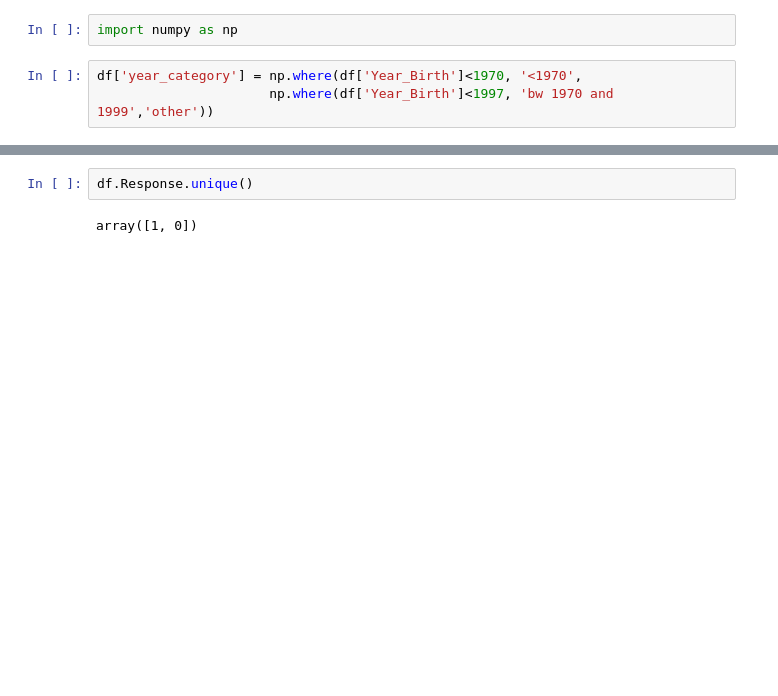
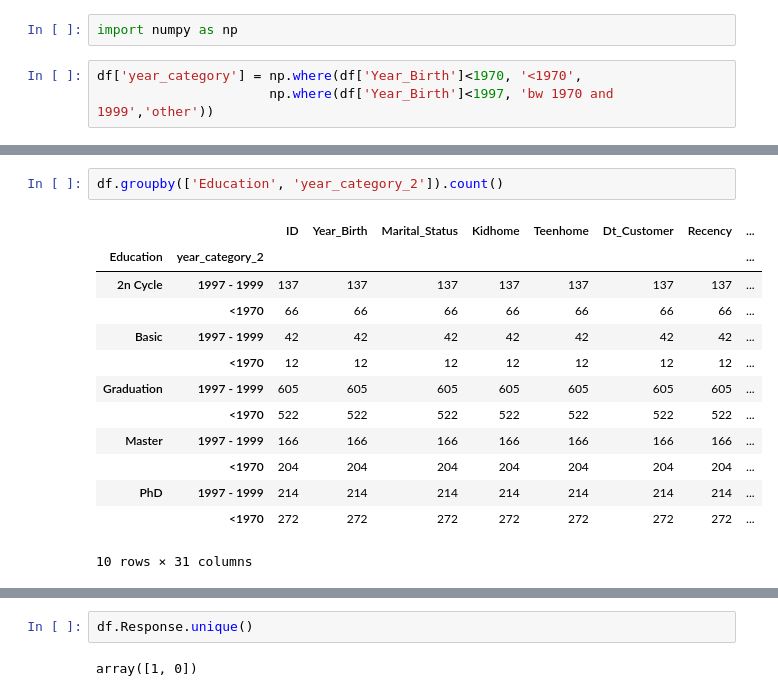
Before and after one commit to nikhilamohan7/project-nm-09, a Jupyter notebook: Data Exploration.ipynb, the cells around one changed output, grey strips where cells are left out. Cells and saved outputs as stored; diff of their text form; blank space fills up the shorter version.

```diff
--- a/Data Exploration.ipynb
+++ b/Data Exploration.ipynb
@@ -102 +122,17 @@ df['year_category'] = np.where(df['Year_Birth']<1970, '<1970',
+# %%
+df.groupby(['Education', 'year_category_2']).count()
+# %% [output]
+|  |  | ID | Year_Birth | Marital_Status | Kidhome | Teenhome | Dt_Customer | Recency | ... |
+| Education | year_category_2 |  |  |  |  |  |  |  | ... |
+| 2n Cycle | 1997 - 1999 | 137 | 137 | 137 | 137 | 137 | 137 | 137 | ... |
+|  | <1970 | 66 | 66 | 66 | 66 | 66 | 66 | 66 | ... |
+| Basic | 1997 - 1999 | 42 | 42 | 42 | 42 | 42 | 42 | 42 | ... |
+|  | <1970 | 12 | 12 | 12 | 12 | 12 | 12 | 12 | ... |
+| Graduation | 1997 - 1999 | 605 | 605 | 605 | 605 | 605 | 605 | 605 | ... |
+|  | <1970 | 522 | 522 | 522 | 522 | 522 | 522 | 522 | ... |
+| Master | 1997 - 1999 | 166 | 166 | 166 | 166 | 166 | 166 | 166 | ... |
+|  | <1970 | 204 | 204 | 204 | 204 | 204 | 204 | 204 | ... |
+| PhD | 1997 - 1999 | 214 | 214 | 214 | 214 | 214 | 214 | 214 | ... |
+|  | <1970 | 272 | 272 | 272 | 272 | 272 | 272 | 272 | ... |
+10 rows × 31 columns
 # %%
```
Also changed, not shown: parts of 3 cells of this notebook, 1 other file.
